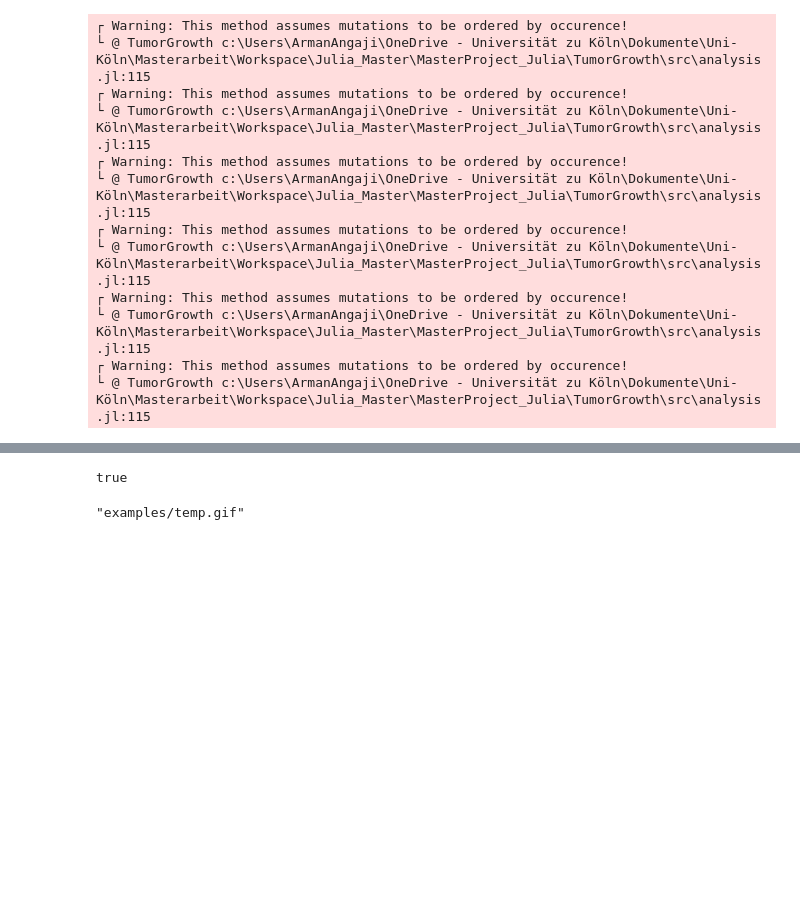
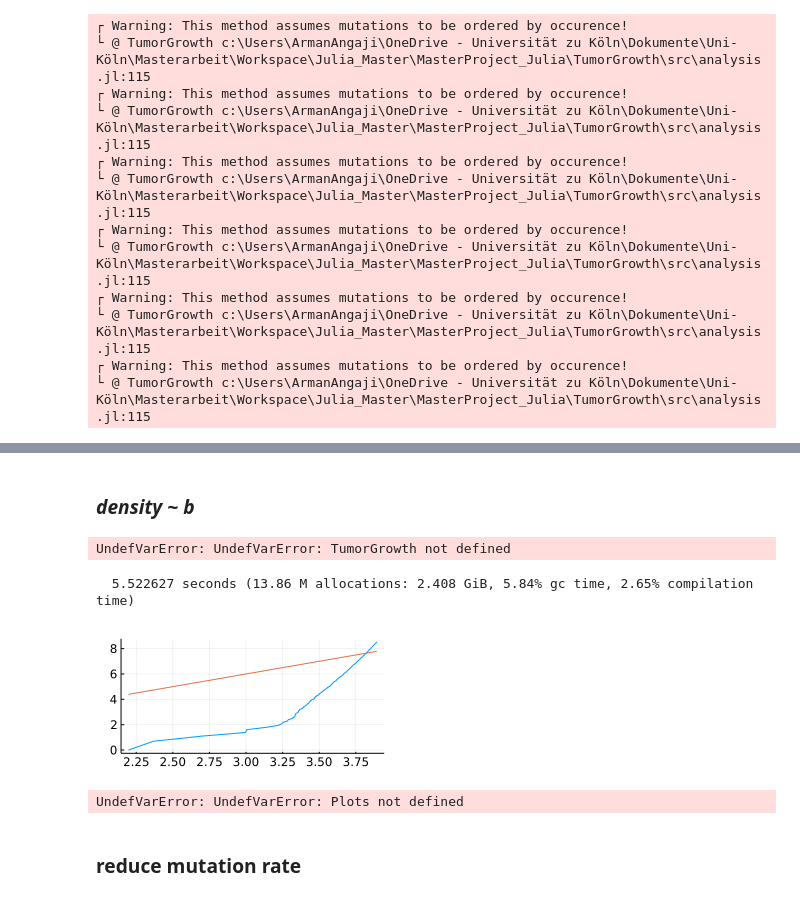
Before and after one commit to aangaji/TumorGrowth, a Jupyter notebook: usage.ipynb, the cells around one changed output, grey strips where cells are left out. Cells and saved outputs as stored; diff of their text form; code cells hidden in the pictures; blank space fills up the shorter version.

```diff
--- a/usage.ipynb
+++ b/usage.ipynb
@@ -286,16 +328,29 @@ using Plots: palette
-# %%
-N, simparams... = (N=5000, b=1., d=0.0, μ=0.3, ρ=6., dim=3, seed=1234)
-tumor = birth_death_pushing(N; simparams...)[:tumor] |> DataFrame
-
-time_series = tumor_stepper(range(0.0, last(tumor.t_birth), length=50); simparams...)
-
-last(time_series) == tumor
-# %% [output]
-true
-# %%
-record_growth(time_series; path="examples/temp.gif",
-        frames=1, shading=true, show_axis=false,
-        colorpalette = palette(:tab20)
-        )
-# %% [output]
-"examples/temp.gif"
+# %% [markdown]
+### *density ~ b*
+# %%
+using Plots, Statistics
+
+# TumorGrowth.b_linear()
+TumorGrowth.b_hill(6)
+TumorGrowth.b_curve(1.; bup=1., ρc=1.1)
+# %% [output]
+UndefVarError: UndefVarError: TumorGrowth not defined
+# %%
+b, d, ρ = 1., 0.2, 1.1
+@time tumor = birth_death_pushing(5000; b=1., d=d
+    , μ=0.3, ρ=ρ, dim=2, showprogress=false, seed=4242)[:tumor]
+tumordf = tumor |> DataFrame;
+# %% [output]
+  5.522627 seconds (13.86 M allocations: 2.408 GiB, 5.84% gc time, 2.65% compilation time)
+# %%
+# power law / surface growth
+Plots.plot(log.(tumordf.t_birth), log.(1:length(tumor)), legend=:none, size=(300,150))
+Plots.plot!(log.(tumordf.t_birth), t -> 2*t)
+# %% [output]
+[figure, added]
+# %%
+Plots.histogram(tumordf.b, alpha=0.3, lw=0.2, lab="b")
+Plots.vline!([median(tumordf.b)], lab="median", c=:blue)
+Plots.vline!([d], lab="d", c=:black)
+# %% [output]
+UndefVarError: UndefVarError: Plots not defined
@@ -301,0 +359,2 @@ record_growth(time_series; path="examples/temp.gif",
+# %% [markdown]
+### reduce mutation rate
```
Also changed, not shown: parts of 13 cells of this notebook, 2 other files.
